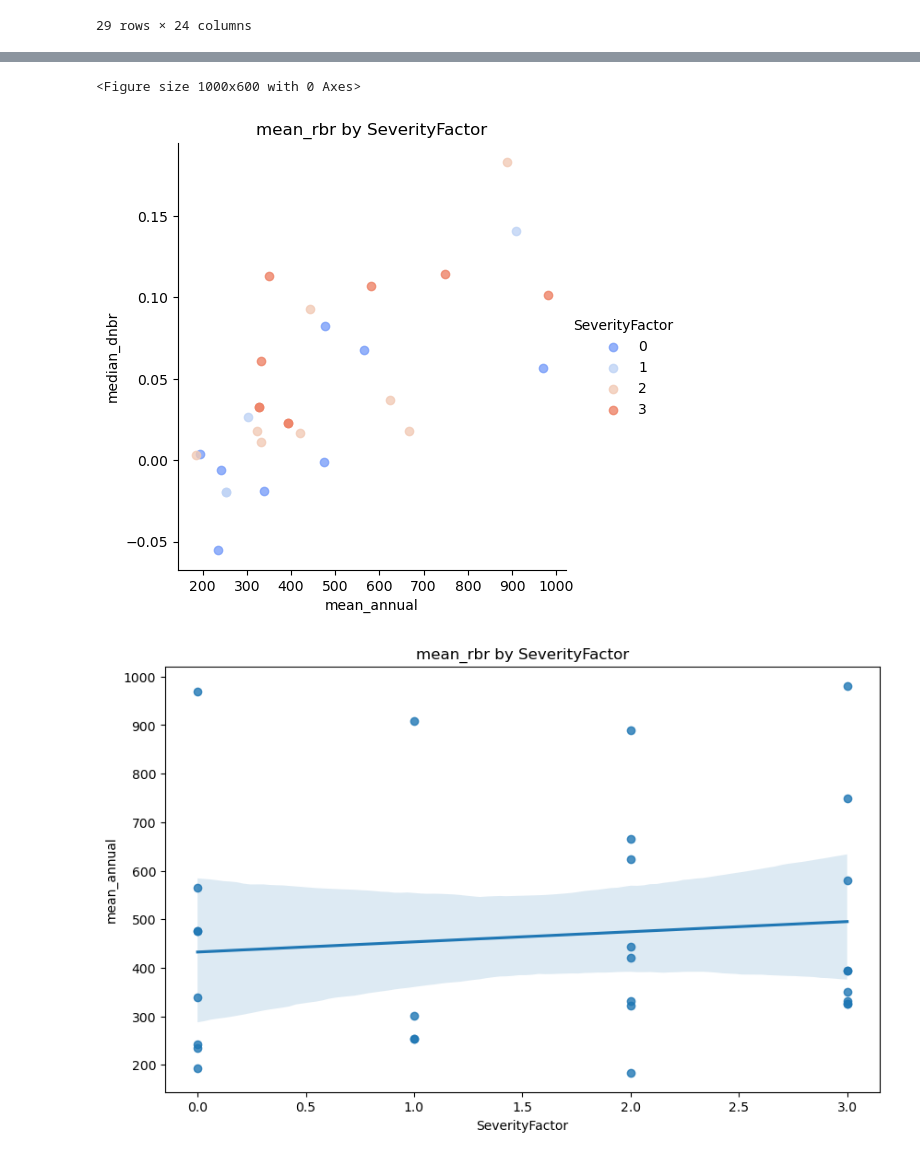
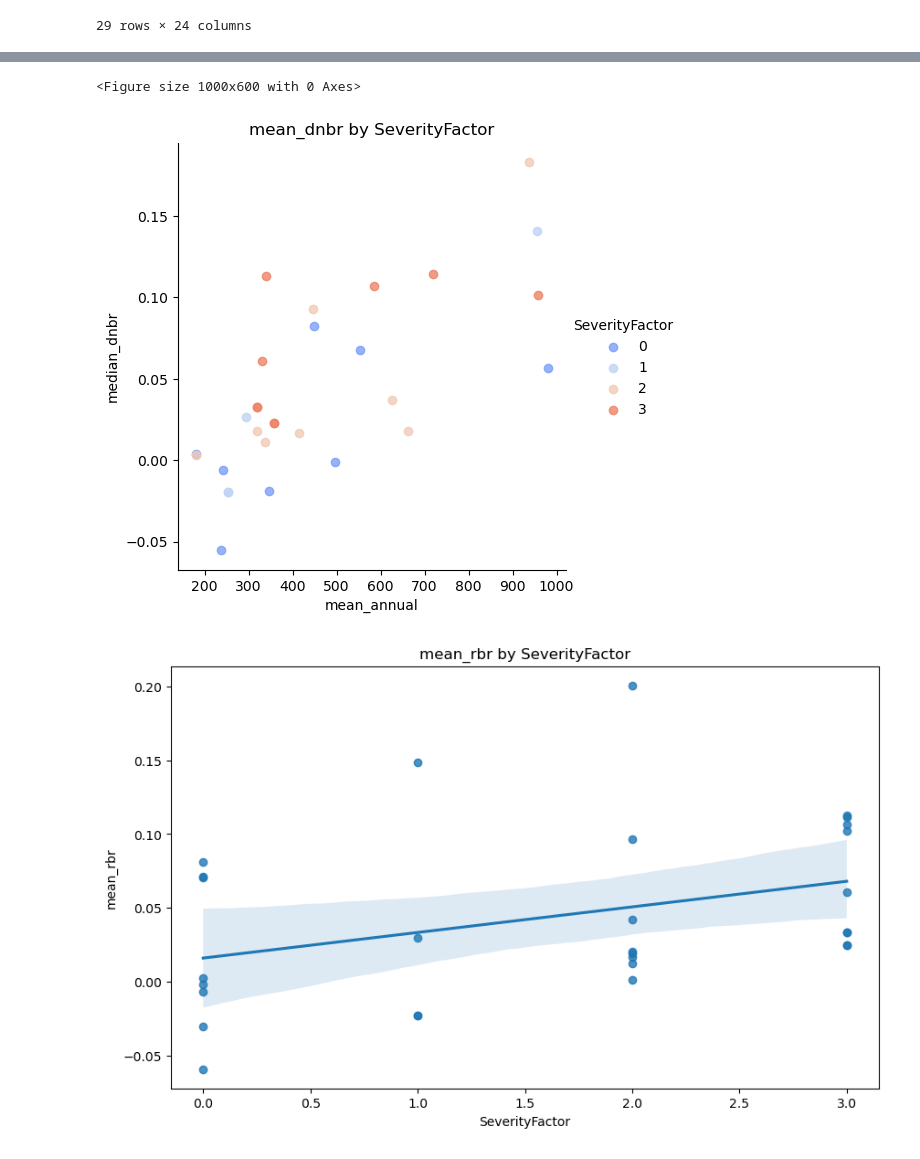
Before and after one commit to SchmidtDSE/burn-severity-mapping-poc, a Jupyter notebook: exploratory/ground_truth_comparison_york.ipynb, the cells around one changed output, grey strips where cells are left out. Saved outputs shown, nothing was run; the diff lists cells and outputs as text; code cells hidden in the pictures.

```diff
--- a/exploratory/ground_truth_comparison_york.ipynb
+++ b/exploratory/ground_truth_comparison_york.ipynb
@@ -256,7 +236,7 @@ df_results = []
 # Iterate over each point
 for idx, row in severity_points_gdf.iterrows():
     # Draw a circle around the point
-    circle = row.geometry.buffer(0.001)
+    circle = row.geometry.buffer(0.0008)
 
     # Get pixels within the circle for each DataArray
     pixels_annual = rap_subset.sel({'band': 'annual_forb_and_grass'}).rio.clip([circle])
@@ -320,15 +300,15 @@ plt.show()
 # %%
 plt.figure(figsize=(10, 6))
 sns.lmplot(x='mean_annual', y='median_dnbr', hue='SeverityFactor', fit_reg=False, data=gdf_aggr_rap_metrics, palette='coolwarm')
-plt.title('mean_rbr by SeverityFactor')
+plt.title('mean_dnbr by SeverityFactor')
 plt.show()
 # %% [output]
 <Figure size 1000x600 with 0 Axes>
-[figure, old version]
+[figure, new version]
 # %%
 plt.figure(figsize=(10, 6))
-sns.regplot(x='SeverityFactor', y='mean_annual', data=gdf_aggr_rap_metrics)
+sns.regplot(x='SeverityFactor', y='mean_rbr', data=gdf_aggr_rap_metrics)
 plt.title('mean_rbr by SeverityFactor')
 plt.show()
 # %% [output]
-[figure, old version]
+[figure, new version]
```
Also changed, not shown: parts of 2 cells of this notebook, 2 other files.
